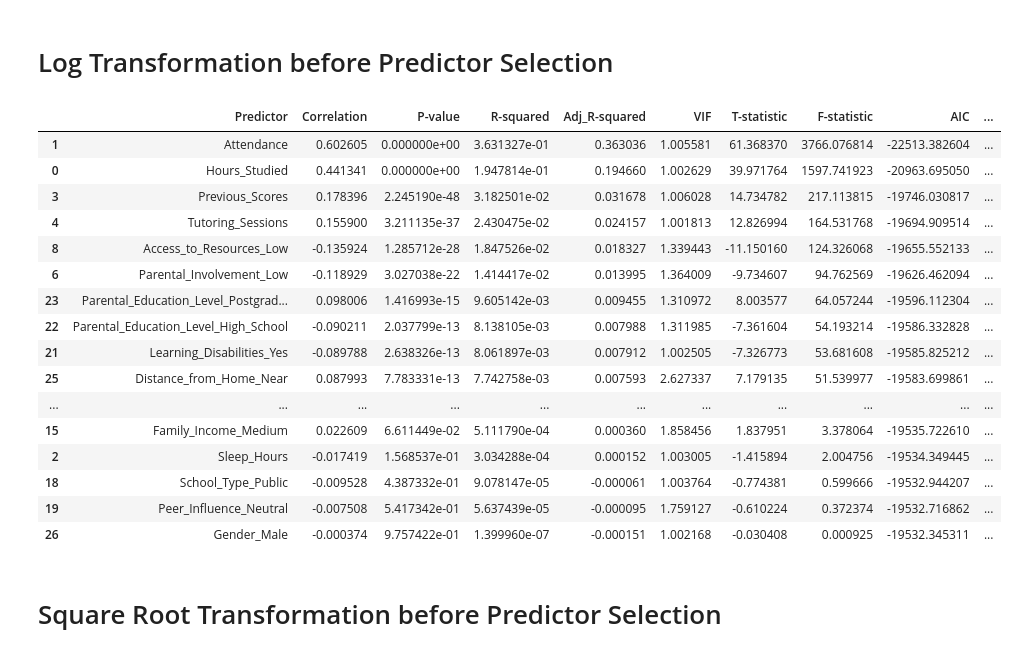
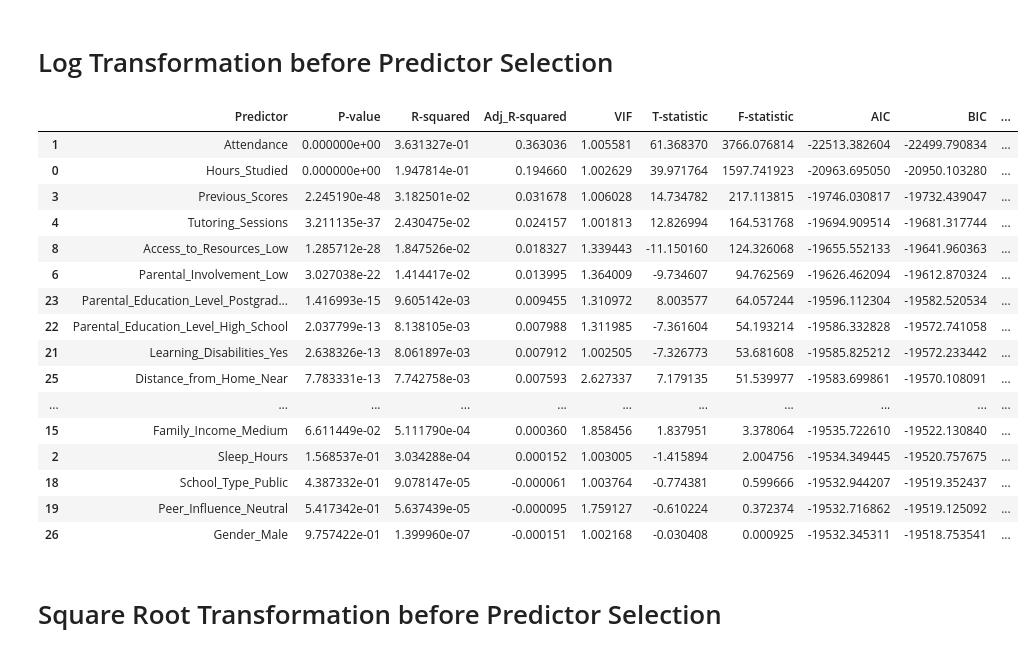
Before and after one commit to cztm/linear-regression, a Jupyter notebook: MLR_Analysis.ipynb, the cells around one changed output. Saved outputs shown, nothing was run; the diff lists cells and outputs as text; code cells hidden in the pictures.

```diff
--- a/MLR_Analysis.ipynb
+++ b/MLR_Analysis.ipynb
@@ -474,11 +629,11 @@ scaler = StandardScaler()
 X_scaled = scaler.fit_transform(X)
 
 results = pd.DataFrame(columns=[
-    'Predictor', 'Correlation', 'P-value', 'R-squared', 'Adj_R-squared',
+    'Predictor', 'P-value', 'R-squared', 'Adj_R-squared',
     'VIF', 'T-statistic', 'F-statistic', 'AIC', 'BIC',
-    'ANOVA_Type1_F', 'ANOVA_Type1_P',
-    'ANOVA_Type2_F', 'ANOVA_Type2_P',
-    'ANOVA_Type3_F', 'ANOVA_Type3_P'
+    'ANOVA_T1_SumSq', 'ANOVA_T1_F', 'ANOVA_T1_P',
+    'ANOVA_T2_SumSq', 'ANOVA_T2_F', 'ANOVA_T2_P',
+    'ANOVA_T3_SumSq', 'ANOVA_T3_F', 'ANOVA_T3_P'
 ])
 
 for i, predictor in enumerate(X.columns):
@@ -501,58 +656,63 @@ for i, predictor in enumerate(X.columns):
 
     anova_type1 = sm.stats.anova_lm(model_anova, typ=1)
     anova_type1_f = anova_type1['F'].iloc[0]
     anova_type1_p = anova_type1['PR(>F)'].iloc[0]
+    anova_type1_sumsq = anova_type1['sum_sq'].iloc[0]
 
     anova_type2 = sm.stats.anova_lm(model_anova, typ=2)
     anova_type2_f = anova_type2['F'].iloc[0]
     anova_type2_p = anova_type2['PR(>F)'].iloc[0]
+    anova_type2_sumsq = anova_type2['sum_sq'].iloc[0]
 
     anova_type3 = sm.stats.anova_lm(model_anova, typ=3)
     anova_type3_f = anova_type3['F'].iloc[0]
     anova_type3_p = anova_type3['PR(>F)'].iloc[0]
+    anova_type3_sumsq = anova_type3['sum_sq'].iloc[0]
 
     current_results = pd.DataFrame({
         'Predictor': [predictor],
-        'Correlation': [correlation],
         'P-value': [p_value],
         'R-squared': [rsq],
         'Adj_R-squared': [adj_rsq],
         'VIF': [vif],
         'T-statistic': [t_statistic],
         'F-statistic': [f_statistic],
         'AIC': [aic],
         'BIC': [bic],
-        'ANOVA_Type1_F': [anova_type1_f],
-        'ANOVA_Type1_P': [anova_type1_p],
-        'ANOVA_Type2_F': [anova_type2_f],
-        'ANOVA_Type2_P': [anova_type2_p],
-        'ANOVA_Type3_F': [anova_type3_f],
-        'ANOVA_Type3_P': [anova_type3_p]
+        'ANOVA_T1_SumSq': [anova_type1_sumsq],
+        'ANOVA_T1_F': [anova_type1_f],
+        'ANOVA_T1_P': [anova_type1_p],
+        'ANOVA_T2_SumSq': [anova_type2_sumsq],
+        'ANOVA_T2_F': [anova_type2_f],
+        'ANOVA_T2_P': [anova_type2_p],
+        'ANOVA_T3_SumSq': [anova_type3_sumsq],
+        'ANOVA_T3_F': [anova_type3_f],
+        'ANOVA_T3_P': [anova_type3_p]
     })
 
     current_results = current_results.dropna(how='all', axis=1)
     results = pd.concat([results, current_results], ignore_index=True)
 
-results_sorted = results.sort_values(by='Adj_R-squared', ascending=False)
+results_sorted = results.sort_values(by='ANOVA_T2_SumSq', ascending=False)
 results_sorted
 # %% [output]
-|  | Predictor | Correlation | P-value | R-squared | Adj_R-squared | VIF | T-statistic | F-statistic | AIC | ... |
-| 1 | Attendance | 0.602605 | 0.000000e+00 | 3.631327e-01 | 0.363036 | 1.005581 | 61.368370 | 3766.076814 | -22513.382604 | ... |
-| 0 | Hours_Studied | 0.441341 | 0.000000e+00 | 1.947814e-01 | 0.194660 | 1.002629 | 39.971764 | 1597.741923 | -20963.695050 | ... |
-| 3 | Previous_Scores | 0.178396 | 2.245190e-48 | 3.182501e-02 | 0.031678 | 1.006028 | 14.734782 | 217.113815 | -19746.030817 | ... |
-| 4 | Tutoring_Sessions | 0.155900 | 3.211135e-37 | 2.430475e-02 | 0.024157 | 1.001813 | 12.826994 | 164.531768 | -19694.909514 | ... |
-| 8 | Access_to_Resources_Low | -0.135924 | 1.285712e-28 | 1.847526e-02 | 0.018327 | 1.339443 | -11.150160 | 124.326068 | -19655.552133 | ... |
-| 6 | Parental_Involvement_Low | -0.118929 | 3.027038e-22 | 1.414417e-02 | 0.013995 | 1.364009 | -9.734607 | 94.762569 | -19626.462094 | ... |
-| 23 | Parental_Education_Level_Postgrad... | 0.098006 | 1.416993e-15 | 9.605142e-03 | 0.009455 | 1.310972 | 8.003577 | 64.057244 | -19596.112304 | ... |
-| 22 | Parental_Education_Level_High_School | -0.090211 | 2.037799e-13 | 8.138105e-03 | 0.007988 | 1.311985 | -7.361604 | 54.193214 | -19586.332828 | ... |
-| 21 | Learning_Disabilities_Yes | -0.089788 | 2.638326e-13 | 8.061897e-03 | 0.007912 | 1.002505 | -7.326773 | 53.681608 | -19585.825212 | ... |
-| 25 | Distance_from_Home_Near | 0.087993 | 7.783331e-13 | 7.742758e-03 | 0.007593 | 2.627337 | 7.179135 | 51.539977 | -19583.699861 | ... |
+|  | Predictor | P-value | R-squared | Adj_R-squared | VIF | T-statistic | F-statistic | AIC | BIC | ... |
+| 1 | Attendance | 0.000000e+00 | 3.631327e-01 | 0.363036 | 1.005581 | 61.368370 | 3766.076814 | -22513.382604 | -22499.790834 | ... |
+| 0 | Hours_Studied | 0.000000e+00 | 1.947814e-01 | 0.194660 | 1.002629 | 39.971764 | 1597.741923 | -20963.695050 | -20950.103280 | ... |
+| 3 | Previous_Scores | 2.245190e-48 | 3.182501e-02 | 0.031678 | 1.006028 | 14.734782 | 217.113815 | -19746.030817 | -19732.439047 | ... |
+| 4 | Tutoring_Sessions | 3.211135e-37 | 2.430475e-02 | 0.024157 | 1.001813 | 12.826994 | 164.531768 | -19694.909514 | -19681.317744 | ... |
+| 8 | Access_to_Resources_Low | 1.285712e-28 | 1.847526e-02 | 0.018327 | 1.339443 | -11.150160 | 124.326068 | -19655.552133 | -19641.960363 | ... |
+| 6 | Parental_Involvement_Low | 3.027038e-22 | 1.414417e-02 | 0.013995 | 1.364009 | -9.734607 | 94.762569 | -19626.462094 | -19612.870324 | ... |
+| 23 | Parental_Education_Level_Postgrad... | 1.416993e-15 | 9.605142e-03 | 0.009455 | 1.310972 | 8.003577 | 64.057244 | -19596.112304 | -19582.520534 | ... |
+| 22 | Parental_Education_Level_High_School | 2.037799e-13 | 8.138105e-03 | 0.007988 | 1.311985 | -7.361604 | 54.193214 | -19586.332828 | -19572.741058 | ... |
+| 21 | Learning_Disabilities_Yes | 2.638326e-13 | 8.061897e-03 | 0.007912 | 1.002505 | -7.326773 | 53.681608 | -19585.825212 | -19572.233442 | ... |
+| 25 | Distance_from_Home_Near | 7.783331e-13 | 7.742758e-03 | 0.007593 | 2.627337 | 7.179135 | 51.539977 | -19583.699861 | -19570.108091 | ... |
 | ... | ... | ... | ... | ... | ... | ... | ... | ... | ... | ... |
-| 15 | Family_Income_Medium | 0.022609 | 6.611449e-02 | 5.111790e-04 | 0.000360 | 1.858456 | 1.837951 | 3.378064 | -19535.722610 | ... |
-| 2 | Sleep_Hours | -0.017419 | 1.568537e-01 | 3.034288e-04 | 0.000152 | 1.003005 | -1.415894 | 2.004756 | -19534.349445 | ... |
-| 18 | School_Type_Public | -0.009528 | 4.387332e-01 | 9.078147e-05 | -0.000061 | 1.003764 | -0.774381 | 0.599666 | -19532.944207 | ... |
-| 19 | Peer_Influence_Neutral | -0.007508 | 5.417342e-01 | 5.637439e-05 | -0.000095 | 1.759127 | -0.610224 | 0.372374 | -19532.716862 | ... |
-| 26 | Gender_Male | -0.000374 | 9.757422e-01 | 1.399960e-07 | -0.000151 | 1.002168 | -0.030408 | 0.000925 | -19532.345311 | ... |
+| 15 | Family_Income_Medium | 6.611449e-02 | 5.111790e-04 | 0.000360 | 1.858456 | 1.837951 | 3.378064 | -19535.722610 | -19522.130840 | ... |
+| 2 | Sleep_Hours | 1.568537e-01 | 3.034288e-04 | 0.000152 | 1.003005 | -1.415894 | 2.004756 | -19534.349445 | -19520.757675 | ... |
+| 18 | School_Type_Public | 4.387332e-01 | 9.078147e-05 | -0.000061 | 1.003764 | -0.774381 | 0.599666 | -19532.944207 | -19519.352437 | ... |
+| 19 | Peer_Influence_Neutral | 5.417342e-01 | 5.637439e-05 | -0.000095 | 1.759127 | -0.610224 | 0.372374 | -19532.716862 | -19519.125092 | ... |
+| 26 | Gender_Male | 9.757422e-01 | 1.399960e-07 | -0.000151 | 1.002168 | -0.030408 | 0.000925 | -19532.345311 | -19518.753541 | ... |
 # %% [markdown]
 # Square Root Transformation before Predictor Selection
 # %%
```
Also changed, not shown: parts of 6 cells of this notebook.
